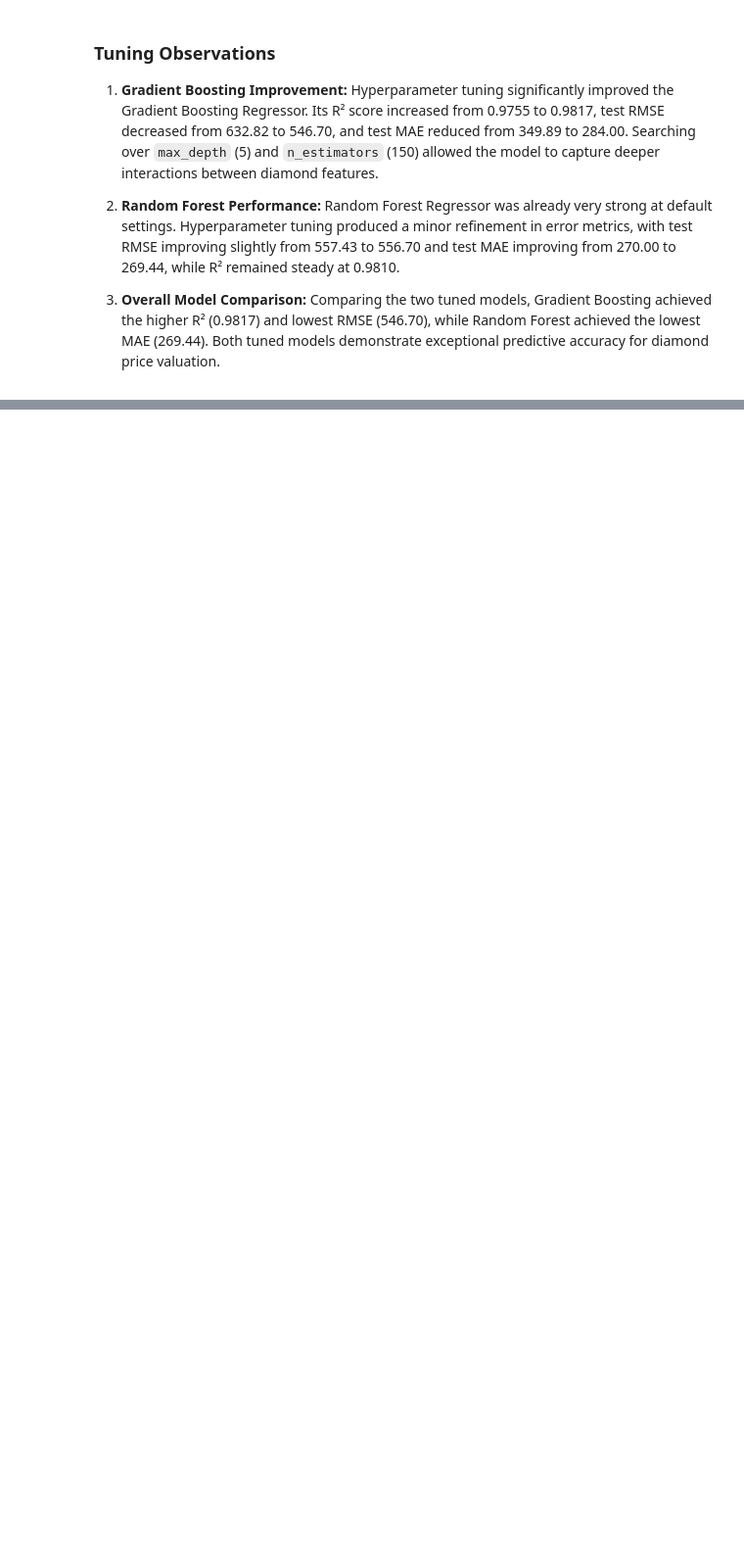
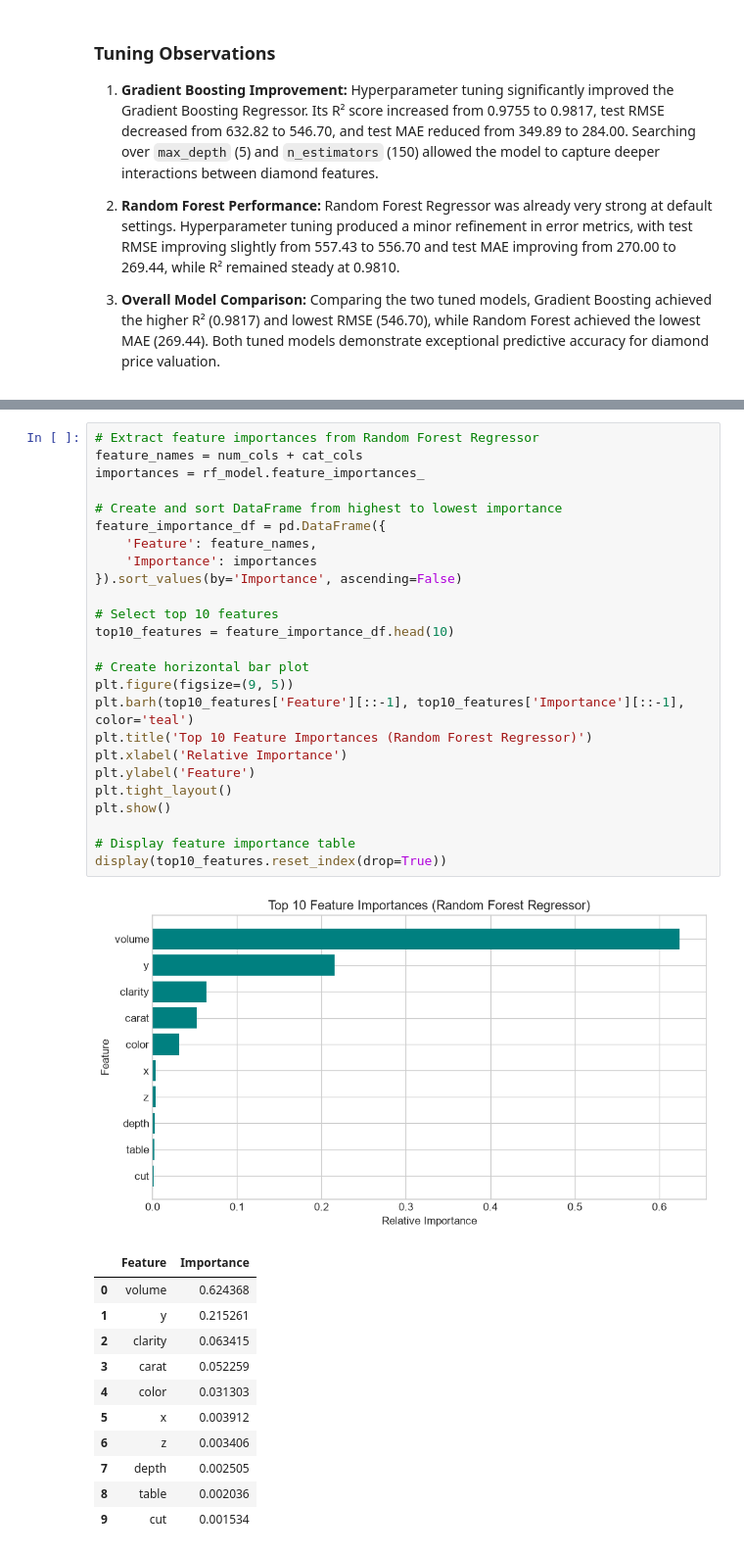
Before and after one commit to anish435/ML_capstone_project, a Jupyter notebook: notebooks/regression.ipynb, the cells around one changed output, grey strips where cells are left out. Shown at 98% size. Cells and saved outputs as stored; diff of their text form; blank space fills up the shorter version.

```diff
--- a/notebooks/regression.ipynb
+++ b/notebooks/regression.ipynb
@@ -1304,0 +1364,38 @@ display(tuning_comparison_df)
+# %%
+# Extract feature importances from Random Forest Regressor
+feature_names = num_cols + cat_cols
+importances = rf_model.feature_importances_
+
+# Create and sort DataFrame from highest to lowest importance
+feature_importance_df = pd.DataFrame({
+    'Feature': feature_names,
+    'Importance': importances
+}).sort_values(by='Importance', ascending=False)
+
+# Select top 10 features
+top10_features = feature_importance_df.head(10)
+
+# Create horizontal bar plot
+plt.figure(figsize=(9, 5))
+plt.barh(top10_features['Feature'][::-1], top10_features['Importance'][::-1], color='teal')
+plt.title('Top 10 Feature Importances (Random Forest Regressor)')
+plt.xlabel('Relative Importance')
+plt.ylabel('Feature')
+plt.tight_layout()
+plt.show()
+
+# Display feature importance table
+display(top10_features.reset_index(drop=True))
+# %% [output]
+[figure, added]
+|  | Feature | Importance |
+| 0 | volume | 0.624368 |
+| 1 | y | 0.215261 |
+| 2 | clarity | 0.063415 |
+| 3 | carat | 0.052259 |
+| 4 | color | 0.031303 |
+| 5 | x | 0.003912 |
+| 6 | z | 0.003406 |
+| 7 | depth | 0.002505 |
+| 8 | table | 0.002036 |
+| 9 | cut | 0.001534 |
```
Also changed, not shown: parts of 9 cells of this notebook, 1 other file.
